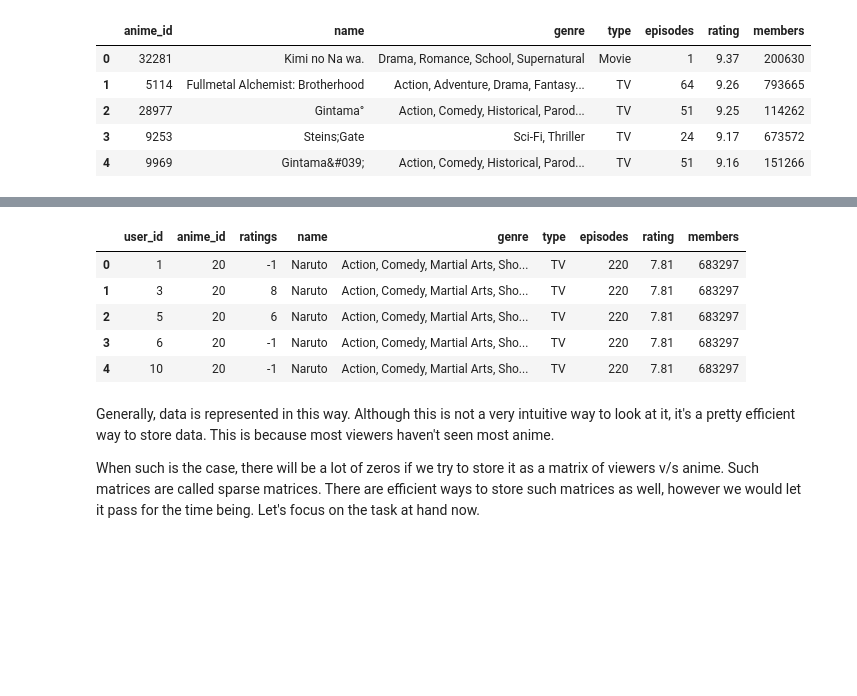
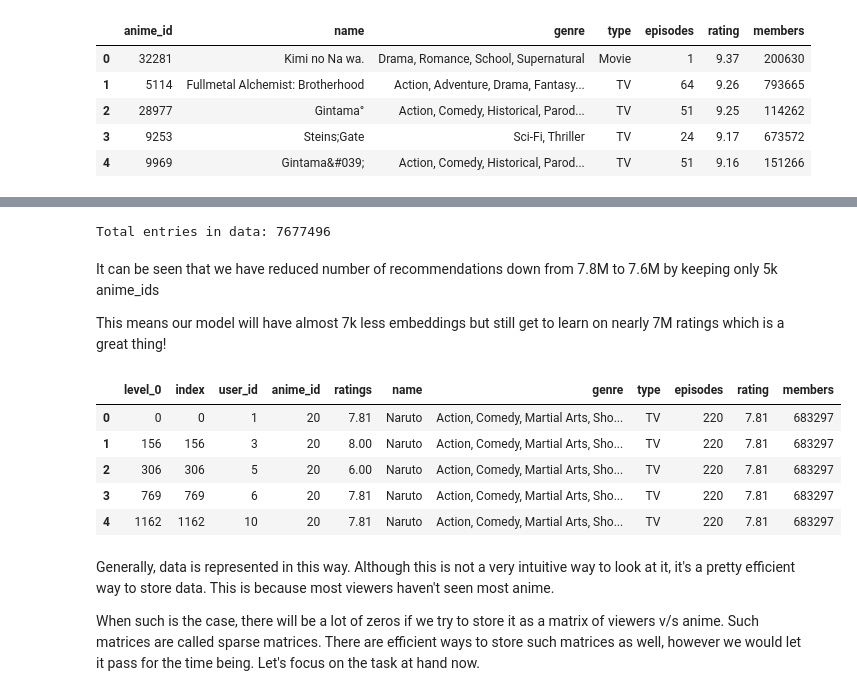
Before and after one commit to ElisonSherton/Collaborative-Filtering-On-Anime-Dataset, a Jupyter notebook: AnimeRecommendation.ipynb, the cells around one changed output, grey strips where cells are left out. Saved outputs shown, nothing was run; the diff lists cells and outputs as text; code cells hidden in the pictures; blank space fills up the shorter version.

```diff
--- a/AnimeRecommendation.ipynb
+++ b/AnimeRecommendation.ipynb
@@ -95,0 +118,4 @@ anime_data.head()
+# %%
+ids = data[data.anime_id.apply(lambda x: x in different)].index
+data = data.drop(ids).reset_index()
+print(f"Total entries in data: {len(data)}")
@@ -96,10 +130,34 @@ anime_data.head()
+# %%
+not_permitted_anime_ids = list(anime_data.sort_values(by = ['members'], ascending = False)[5000:].anime_id)
+
+ids = data[data.anime_id.apply(lambda x: x in not_permitted_anime_ids)].index
+data = data.drop(ids).reset_index()
+print(f"Total entries in data: {len(data)}")
+# %% [output]
+Total entries in data: 7677496
+# %% [markdown]
+It can be seen that we have reduced number of recommendations down from 7.8M to 7.6M by keeping only 5k anime_ids
+
+This means our model will have almost 7k less embeddings but still get to learn on nearly 7M ratings which is a great thing!
+# %%
+anime_rating_mapping = {int(k):v for k,v in anime_data[['anime_id', 'rating']].values}
+
+imputed_ratings = []
+for anime_id, item in data[["anime_id", "ratings"]].values:
+    if np.isnan(item):
+        imputed_ratings.append(anime_rating_mapping[int(anime_id)])
+    else:
+        imputed_ratings.append(item)
+# %%
+data["ratings"] = imputed_ratings
 # %%
 final_data = pd.merge(left = data, right = anime_data, how = "inner", on = "anime_id")
+final_data = final_data.dropna()  # Some anime have missing genre or members data, so drop those records as well.
 final_data.head()
 # %% [output]
-|  | user_id | anime_id | ratings | name | genre | type | episodes | rating | members |
-| 0 | 1 | 20 | -1 | Naruto | Action, Comedy, Martial Arts, Sho... | TV | 220 | 7.81 | 683297 |
-| 1 | 3 | 20 | 8 | Naruto | Action, Comedy, Martial Arts, Sho... | TV | 220 | 7.81 | 683297 |
-| 2 | 5 | 20 | 6 | Naruto | Action, Comedy, Martial Arts, Sho... | TV | 220 | 7.81 | 683297 |
-| 3 | 6 | 20 | -1 | Naruto | Action, Comedy, Martial Arts, Sho... | TV | 220 | 7.81 | 683297 |
-| 4 | 10 | 20 | -1 | Naruto | Action, Comedy, Martial Arts, Sho... | TV | 220 | 7.81 | 683297 |
+|  | level_0 | index | user_id | anime_id | ratings | name | genre | type | episodes | rating | members |
+| 0 | 0 | 0 | 1 | 20 | 7.81 | Naruto | Action, Comedy, Martial Arts, Sho... | TV | 220 | 7.81 | 683297 |
+| 1 | 156 | 156 | 3 | 20 | 8.00 | Naruto | Action, Comedy, Martial Arts, Sho... | TV | 220 | 7.81 | 683297 |
+| 2 | 306 | 306 | 5 | 20 | 6.00 | Naruto | Action, Comedy, Martial Arts, Sho... | TV | 220 | 7.81 | 683297 |
+| 3 | 769 | 769 | 6 | 20 | 7.81 | Naruto | Action, Comedy, Martial Arts, Sho... | TV | 220 | 7.81 | 683297 |
+| 4 | 1162 | 1162 | 10 | 20 | 7.81 | Naruto | Action, Comedy, Martial Arts, Sho... | TV | 220 | 7.81 | 683297 |
```
Also changed, not shown: parts of 39 cells of this notebook.
